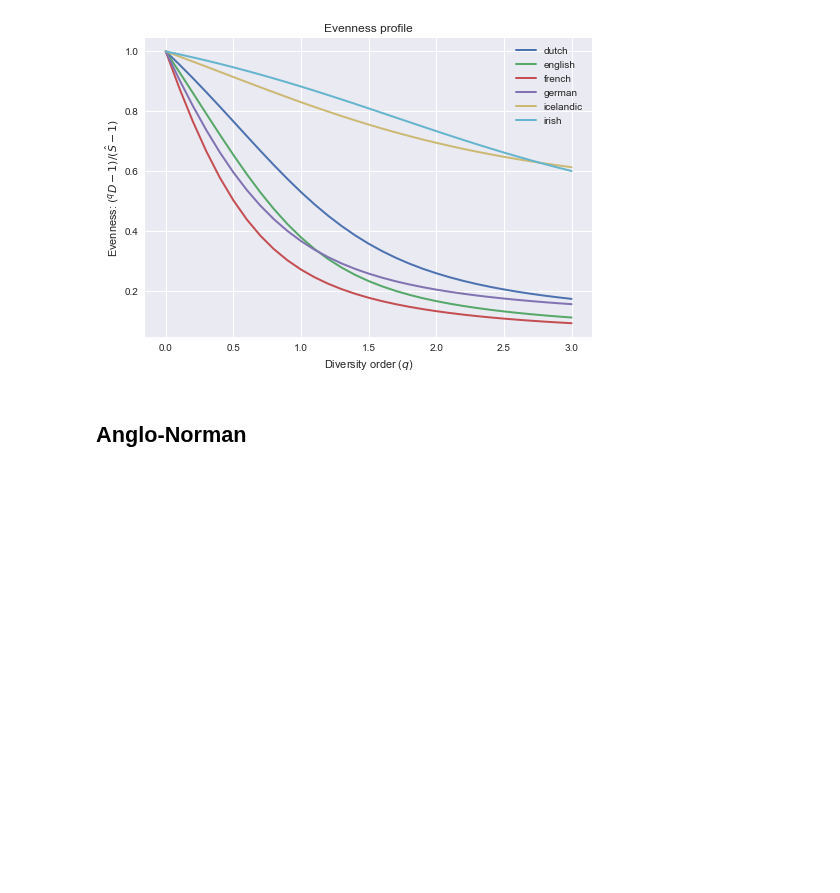
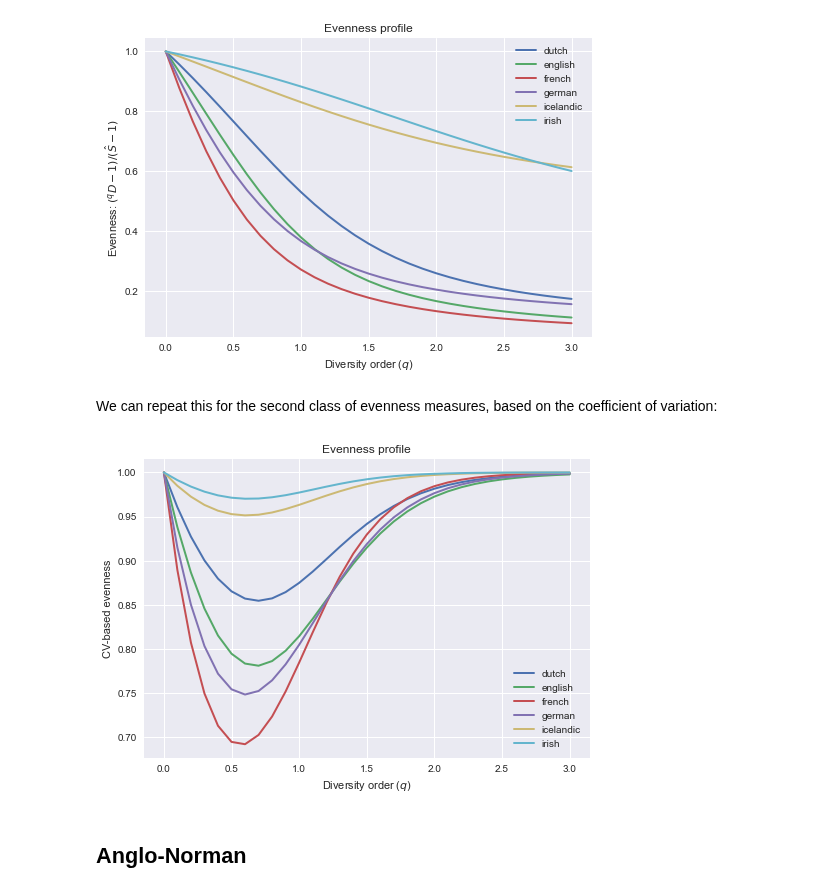
Before and after one commit to mikekestemont/forgotten-books, a Jupyter notebook: notebooks/analysis.ipynb, the cells around one changed output. Cells and saved outputs as stored; diff of their text form; code cells hidden in the pictures; blank space fills up the shorter version.

Commit message:
tryout with new evenness

```diff
--- a/notebooks/analysis.ipynb
+++ b/notebooks/analysis.ipynb
@@ -295,7 +318,7 @@ For plotting the evenness profiles, we first need to calculate the (estimated, r
 # %%
 hill_est = {}
 for lang, assemblage in assemblages.items():
-    _, est = hill_numbers(assemblage, n_iter=10000)
+    _, est = hill_numbers(assemblage, n_iter=100) # was: 10000
     hill_est[lang] = est
 # %% [markdown]
 We can compute the (normalized) evenness profiles on the basis of the Hill number profiles:
@@ -308,6 +331,14 @@ evenness_plot(evennesses)
 plt.savefig('../outputs/evenness.pdf')
 # %% [output]
 [figure]
+# %% [markdown]
+We can repeat this for the second class of evenness measures, based on the coefficient of variation:
+# %%
+evennesses = {l:evenness(hill_est[l], CV=True) for l in hill_est}
+evenness_plot(evennesses, ylabel='CV-based evenness')
+plt.savefig('../outputs/evenness_cv.pdf')
+# %% [output]
+[figure, added]
 # %% [markdown]
 ## Anglo-Norman
 # %% [markdown]
```
Also changed, not shown: parts of 6 cells of this notebook.
